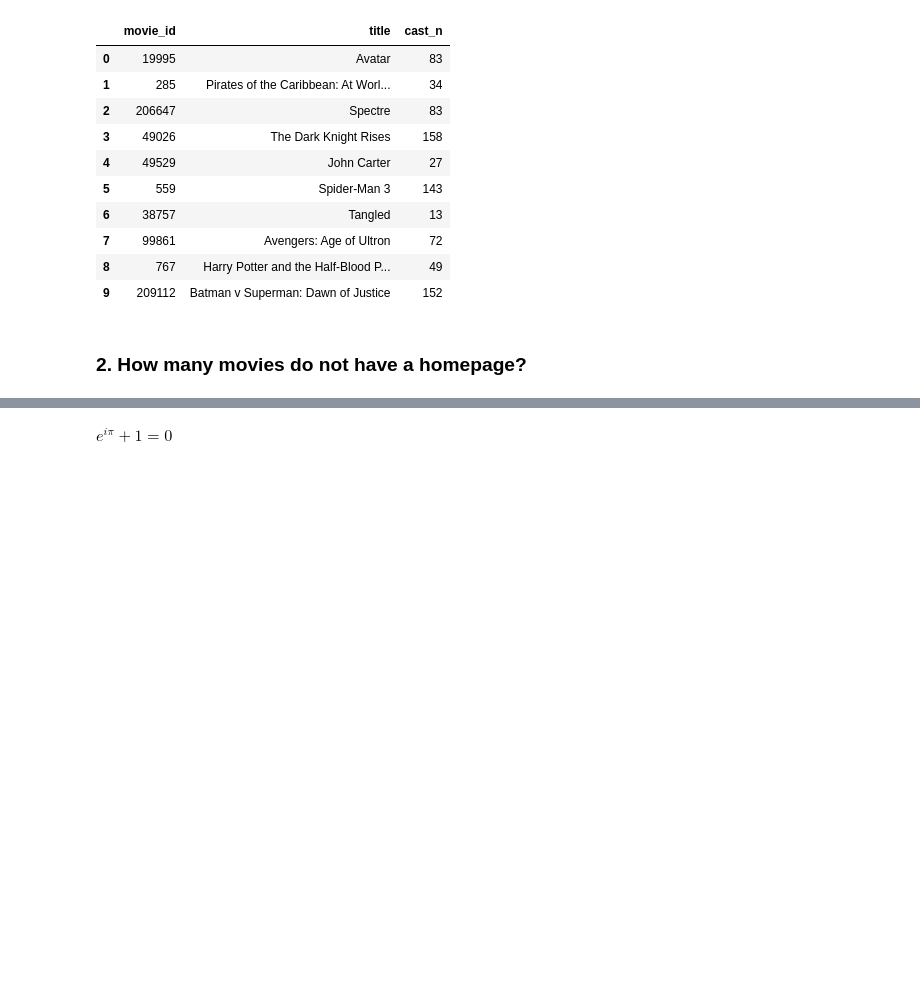
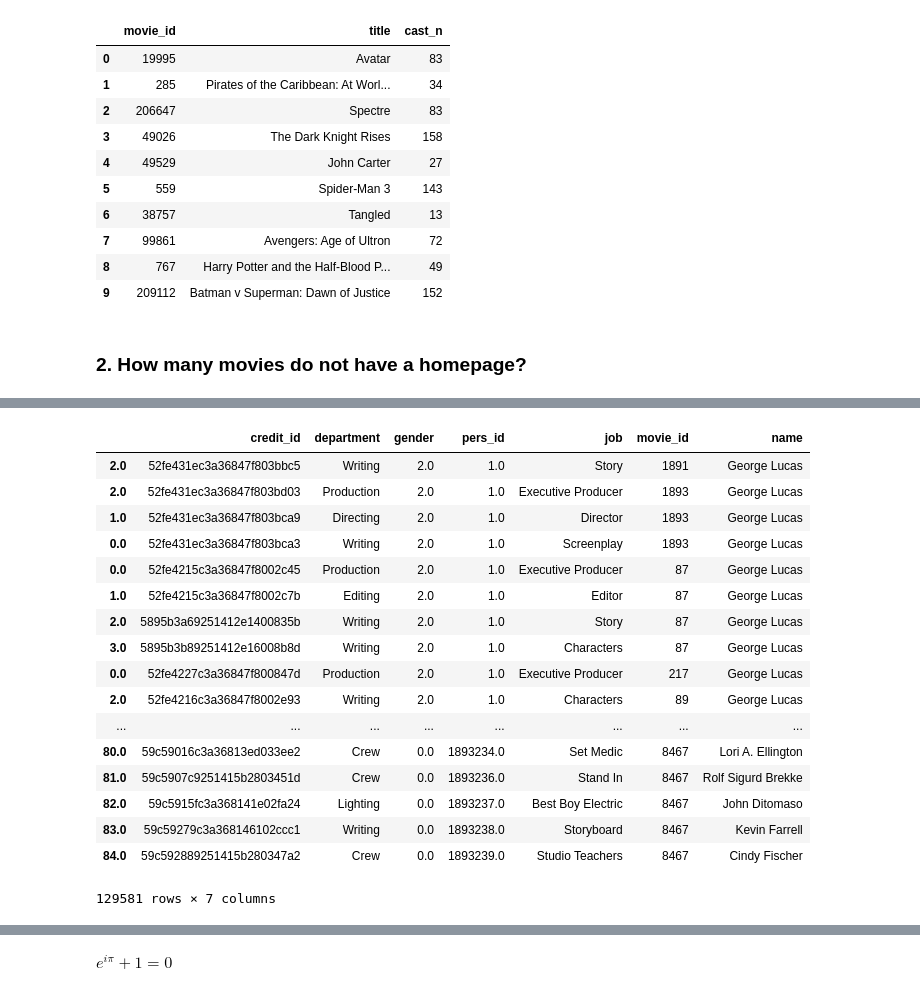
Before and after one commit to daraste/Foundations-of-Computer-Science, a Jupyter notebook: Foundations_of_Computer_Science_Project.ipynb, the cells around one changed output, grey strips where cells are left out. Cells and saved outputs as stored; diff of their text form; code cells hidden in the pictures; blank space fills up the shorter version.

```diff
--- a/Foundations_of_Computer_Science_Project.ipynb
+++ b/Foundations_of_Computer_Science_Project.ipynb
@@ -67,0 +255,11 @@ credits[['movie_id','title','cast_n']].head(10)
+# %%
+crew = pd.DataFrame()
+for film in list(range(0,len(credits['crew']))):
+    tabjson = pd.read_json(credits['crew'][film])
+    idfilm = credits['movie_id'][film]
+    tabjson['movie_id'] = idfilm
+    crew = pd.concat([crew, tabjson])
+crew = crew.rename(index=str, columns={'id': 'pers_id'})
+crew_id = crew[['movie_id', 'credit_id', 'pers_id', 'department', 'job']]
+crew_id = crew_id.set_index(['credit_id'])
+crew_id.head()
@@ -67,0 +277,21 @@ credits[['movie_id','title','cast_n']].head(10)
+# %%
+crew.sort_values(['pers_id'], ascending=[True])
+# %% [output]
+|  | credit_id | department | gender | pers_id | job | movie_id | name |
+| 2.0 | 52fe431ec3a36847f803bbc5 | Writing | 2.0 | 1.0 | Story | 1891 | George Lucas |
+| 2.0 | 52fe431ec3a36847f803bd03 | Production | 2.0 | 1.0 | Executive Producer | 1893 | George Lucas |
+| 1.0 | 52fe431ec3a36847f803bca9 | Directing | 2.0 | 1.0 | Director | 1893 | George Lucas |
+| 0.0 | 52fe431ec3a36847f803bca3 | Writing | 2.0 | 1.0 | Screenplay | 1893 | George Lucas |
+| 0.0 | 52fe4215c3a36847f8002c45 | Production | 2.0 | 1.0 | Executive Producer | 87 | George Lucas |
+| 1.0 | 52fe4215c3a36847f8002c7b | Editing | 2.0 | 1.0 | Editor | 87 | George Lucas |
+| 2.0 | 5895b3a69251412e1400835b | Writing | 2.0 | 1.0 | Story | 87 | George Lucas |
+| 3.0 | 5895b3b89251412e16008b8d | Writing | 2.0 | 1.0 | Characters | 87 | George Lucas |
+| 0.0 | 52fe4227c3a36847f800847d | Production | 2.0 | 1.0 | Executive Producer | 217 | George Lucas |
+| 2.0 | 52fe4216c3a36847f8002e93 | Writing | 2.0 | 1.0 | Characters | 89 | George Lucas |
+| ... | ... | ... | ... | ... | ... | ... | ... |
+| 80.0 | 59c59016c3a36813ed033ee2 | Crew | 0.0 | 1893234.0 | Set Medic | 8467 | Lori A. Ellington |
+| 81.0 | 59c5907c9251415b2803451d | Crew | 0.0 | 1893236.0 | Stand In | 8467 | Rolf Sigurd Brekke |
+| 82.0 | 59c5915fc3a368141e02fa24 | Lighting | 0.0 | 1893237.0 | Best Boy Electric | 8467 | John Ditomaso |
+| 83.0 | 59c59279c3a368146102ccc1 | Writing | 0.0 | 1893238.0 | Storyboard | 8467 | Kevin Farrell |
+| 84.0 | 59c592889251415b280347a2 | Crew | 0.0 | 1893239.0 | Studio Teachers | 8467 | Cindy Fischer |
+129581 rows × 7 columns
```
Also changed, not shown: parts of 22 cells of this notebook.
